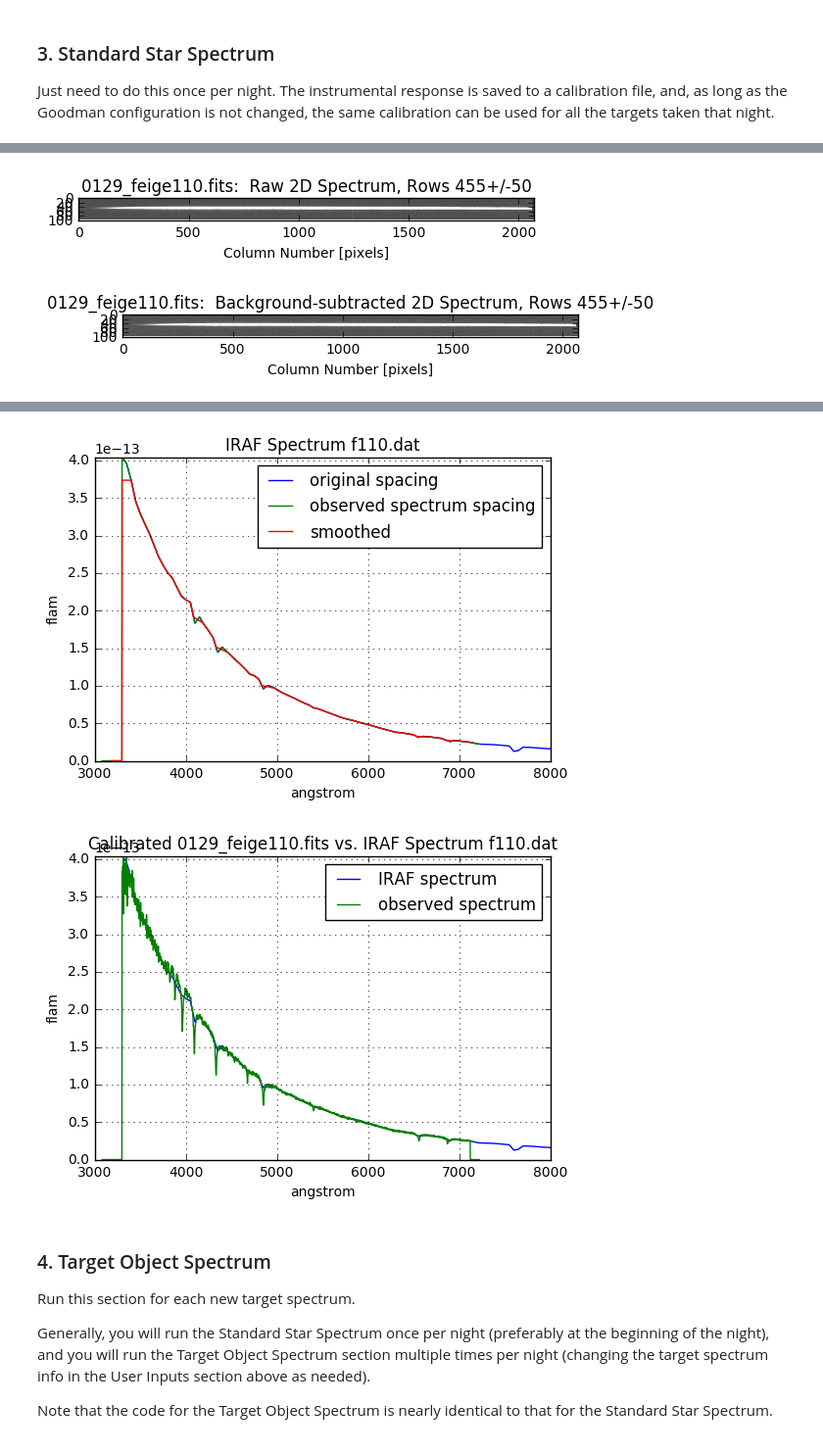
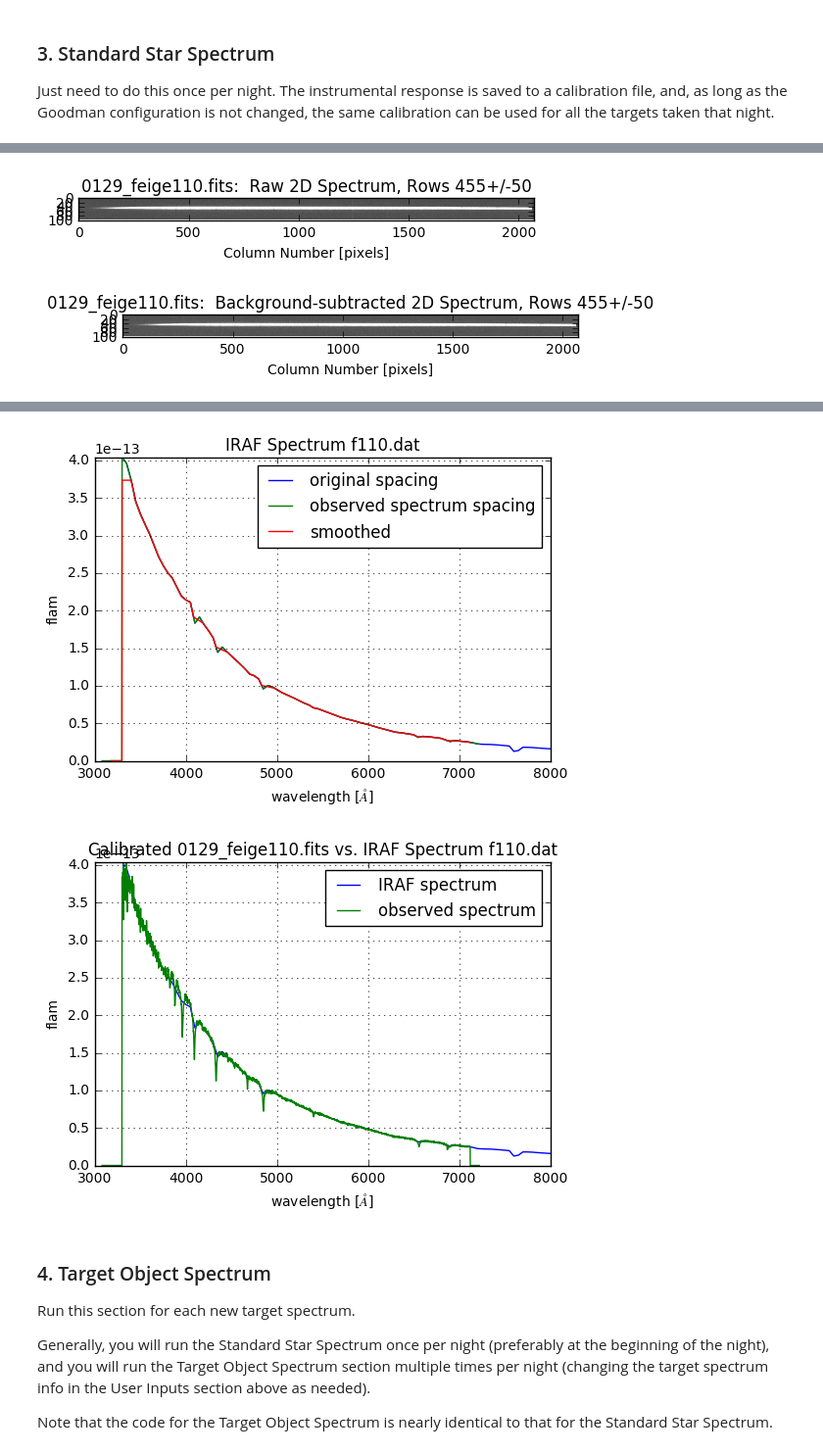
Before and after one commit to DouglasLeeTucker/SOAR_Goodman_QuickReduce, a Jupyter notebook: notebooks/SOAR_Goodman_QR_Notebook.ipynb, the cells around one changed output, grey strips where cells are left out. Shown: that part at 98% size. Cells and saved outputs as stored; diff of their text form; code cells hidden in the pictures.

Commit message:
Removed pysynphot dependency and performed some minor cleanup.

```diff
--- a/notebooks/SOAR_Goodman_QR_Notebook.ipynb
+++ b/notebooks/SOAR_Goodman_QR_Notebook.ipynb
@@ -223,9 +224,8 @@ plt.title(title)
 
 sum1d = np.sum(new_image_data[aper_row_min:aper_row_max,:],axis=0)
 
-
-x=np.arange(0,2071)
-
+#x=np.arange(0,2071)
+x=np.arange(0,sum1d.size)
 
 # Running median...
 x_series = pd.Series(x, name='x')
@@ -272,30 +272,45 @@ plt.grid(True)
 #############################################################################
 
 # IRAF file...
+#   Read in IRAF file...
 ssFile = os.path.join(ss_irafCalDir, ssFile_short)
-ss_df_temp = pd.read_csv(ssFile, header=None, delim_whitespace=True, comment='#')
-ss_wave = ss_df_temp[0].values
-ss_abmag = ss_df_temp[1].values
-ssSpectrum = S.ArraySpectrum(ss_wave,ss_abmag,name=ssFile_short,fluxunits='abmag')
-ssSpectrum.convert('flam')
+df_ss_orig = pd.read_csv(ssFile, \
+                         header=None, \
+                         delim_whitespace=True, \
+                         comment='#', \
+                         names=['wave','abmag','wave_binsize'])
+
+#   pysynphot method (deprecated now in this notebook)...
+#ssSpectrum = S.ArraySpectrum(df_ss_orig['wave'].values,df_ss_orig['abmag'].values,name=ssFile_short,fluxunits='abmag')
+#ssSpectrum.convert('flam')
+
+#   pandas/numpy method...
+#   Convert ABmags to Fnu...
+df_ss_orig.loc[:,'fnu'] = np.power(10.,-0.4*(df_ss_orig.loc[:,'abmag']+48.60))
+#   Convert Fnu to Flam...
+c_kms = 299792.5        # speed of light in km/s
+c_ms = 1000.*c_kms      # speed of light in m/s
+c_as = (1.000e10)*c_ms  # speed of light in Angstroms/sec
+df_ss_orig.loc[:,'flam'] = df_ss_orig.loc[:,'fnu'] * c_as / (df_ss_orig.loc[:,'wave'] * df_ss_orig.loc[:,'wave'])
+ssSpectrum = df_ss_orig
 
 wavelo = 3000.
 wavehi = 8000.
 mask = ( (ssSpectrum.wave >= wavelo) & (ssSpectrum.wave <= wavehi) )
-fluxhi = ssSpectrum.flux[mask].max()
+fluxhi = ssSpectrum.flam[mask].max()
 
 plt.figure(6)
-plt.plot(ssSpectrum.wave, ssSpectrum.flux)
+plt.plot(ssSpectrum.wave.values, ssSpectrum.flam.values)
 plt.xlim(wavelo, wavehi)
 plt.ylim(0.00,fluxhi)
-plt.xlabel(ssSpectrum.waveunits)
-plt.ylabel(ssSpectrum.fluxunits)
-title="""IRAF Spectrum %s""" % (os.path.basename(ssSpectrum.name))
+plt.xlabel("""wavelength [$\AA$]""")
+plt.ylabel('flam')
+title="""IRAF Spectrum %s""" % (ssFile_short)
 plt.title(title)
 plt.grid(True)
 
 
-ss_interp = interpolate.interp1d(ssSpectrum.wave.tolist(), ssSpectrum.flux.tolist(),
+ss_interp = interpolate.interp1d(ssSpectrum.wave.values, ssSpectrum.flam.values,
                                  bounds_error=False, fill_value=0.,
                                  kind='linear')
 
@@ -309,7 +324,7 @@ df_ss_smoothed = df_ss.rolling(101).median().dropna()
 
 
 plt.figure(7)
-plt.plot(ssSpectrum.wave, ssSpectrum.flux, 'b-',
+plt.plot(ssSpectrum.wave.values, ssSpectrum.flam.values, 'b-',
          wave, ss_interp(wave), 'g-',
         df_ss_smoothed.wavelength.values, df_ss_smoothed.flam.values, 'r-')
 plt.legend(['original spacing',
@@ -318,9 +333,9 @@ plt.legend(['original spacing',
            loc='best')
 plt.xlim(wavelo, wavehi)
 plt.ylim(0.00,fluxhi)
-plt.xlabel(ssSpectrum.waveunits)
-plt.ylabel(ssSpectrum.fluxunits)
-title="""IRAF Spectrum %s""" % (os.path.basename(ssSpectrum.name))
+plt.xlabel("""wavelength [$\AA$]""")
+plt.ylabel('flam')
+title="""IRAF Spectrum %s""" % (ssFile_short)
 plt.title(title)
 plt.grid(True)
 
@@ -338,23 +353,22 @@ calib_interp = interpolate.interp1d(df_ss_smoothed.wavelength.tolist(),
 print wave
 print calib_interp(wave)
 
-# problem here:
+# problem here?:
 df_sum1d.loc[:,'Flam'] =  df_sum1d.loc[:,'counts'] * calib_interp(wave)
 
 
 plt.figure(8)
-plt.plot(ssSpectrum.wave, ssSpectrum.flux, 'b-',
+plt.plot(ssSpectrum.wave.values, ssSpectrum.flam.values, 'b-',
         df_sum1d.wavelength.values, df_sum1d.Flam.values, 'g-')
 plt.legend(['IRAF spectrum',
             'observed spectrum'],
            loc='best')
 plt.xlim(wavelo, wavehi)
 plt.ylim(0.00,fluxhi)
-plt.xlabel(ssSpectrum.waveunits)
-plt.ylabel(ssSpectrum.fluxunits)
-plt.title(os.path.basename(ssSpectrum.name))
+plt.xlabel("""wavelength [$\AA$]""")
+plt.ylabel('flam')
 title="""Calibrated %s vs. IRAF Spectrum %s""" % \
-    (os.path.basename(inputFile), os.path.basename(ssSpectrum.name))
+    (os.path.basename(inputFile), ssFile_short)
 plt.title(title)
 plt.grid(True)
 
@@ -388,5 +402,5 @@ print
-[figure, old version]
+[figure, new version]
-[figure, old version]
+[figure, new version]
 # %% [markdown]
 ### 4.  Target Object Spectrum
 
```
Also changed, not shown: parts of 3 cells of this notebook.
